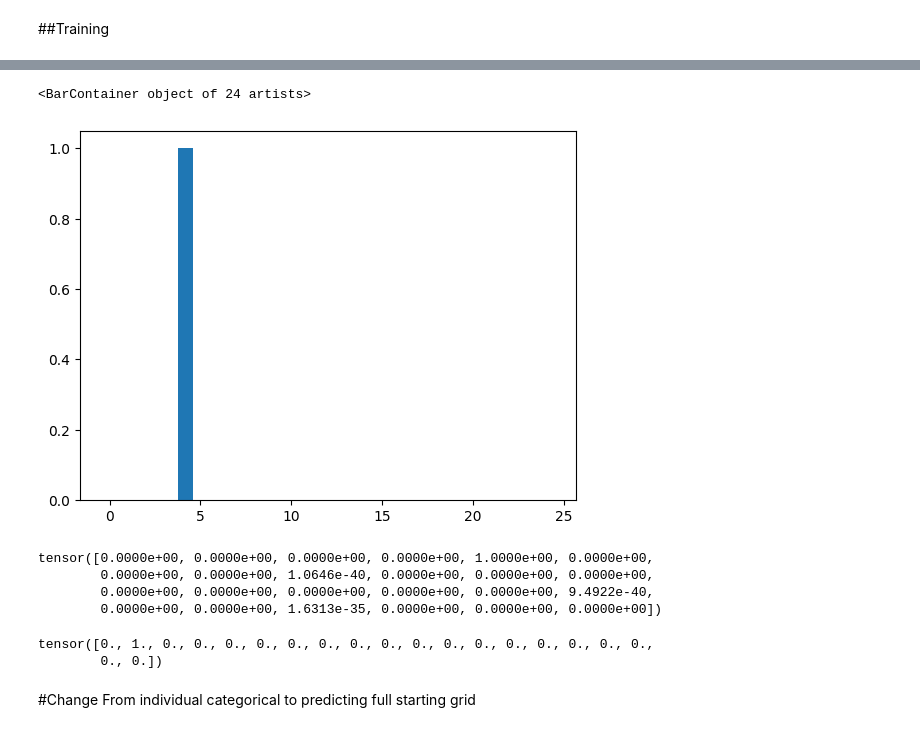
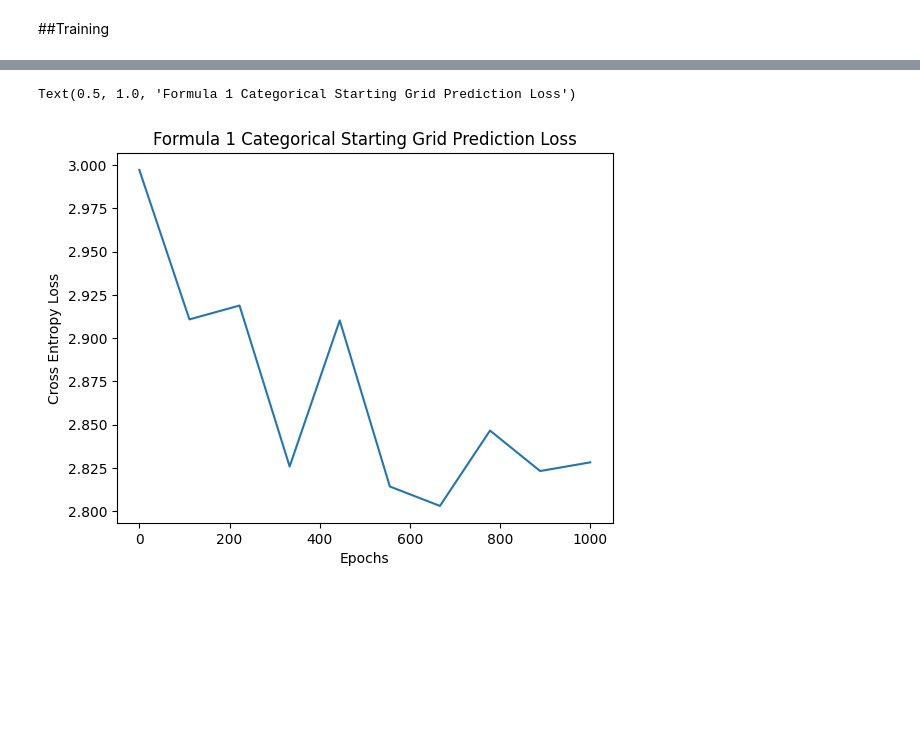
Before and after one commit to rbausback/Formula1_Forecasting_Erdos2024, a Jupyter notebook: Formula1DenseNN.ipynb, the cells around one changed output, grey strips where cells are left out. Cells and saved outputs as stored; diff of their text form; code cells hidden in the pictures; blank space fills up the shorter version.

```diff
--- a/Formula1DenseNN.ipynb
+++ b/Formula1DenseNN.ipynb
@@ -212,3 +212,16 @@ optimizer = torch.optim.Adam(model.parameters(), lr=0.001)
 loss_fn = nn.CrossEntropyLoss()
 # %% [markdown]
 ##Training
+# %%
+def accuracyNPositions(pred, target, n):
+  sum=0
+  pos = np.argmax(pred, axis=1)
+  tar = np.argmax(target, axis=1)
+  for i in range(len(pos)):
+    if abs(pos[i] - tar[i])<n:
+      sum=sum+1
+
+  return sum/len(pred)*100
+# %%
+pred_train = model.forward(train_X).detach().numpy()
+accuracyNPositions(pred_train, train_Y, 2)
@@ -215,6 +230,10 @@ loss_fn = nn.CrossEntropyLoss()
 # %%
 epochs = 1000
 loss_hist =[]
+test_acc=[]
+train_acc=[]
+test_acc2=[]
+train_acc2=[]
 
 for i in tqdm.tqdm(range(epochs)):
   model.train()
@@ -232,6 +251,15 @@ for i in tqdm.tqdm(range(epochs)):
   if i % 100 ==0:
     print("Loss: ", loss.item())
 
+    pred_train = model.forward(train_X).detach().numpy()
+    train_acc.append(100 - np.sum(abs(train_Y.detach().numpy()- pred_train))/(2*len(train_Y))*100)
+    print("train accuracy: ", train_acc[-1], "%")
+    train_acc2.append(accuracyNPositions(pred_train, train_Y, 2))
+    print("test accuracy w/in 2: ",train_acc2[-1] , "%")
+
     preds = model(test_X).detach().numpy()
-    print("accuracy: ", 100 - np.sum(abs(test_Y.detach().numpy()- preds))/(2*len(test_Y))*100, "%")
+    test_acc.append(100 - np.sum(abs(test_Y.detach().numpy()- preds))/(2*len(test_Y))*100)
+    print("test accuracy: ",test_acc[-1] , "%")
+    test_acc2.append(accuracyNPositions(preds, test_Y, 2))
+    print("test accuracy w/in 2: ",test_acc2[-1] , "%")
 # %% [output]
@@ -263,20 +317,8 @@ plt.plot(np.linspace(0, epochs,epochs), loss_hist[::86])
-# %%
-plt.bar(np.linspace(0, 24, 24), model(test_X)[0].detach())
-#plt.bar(np.linspace(0, 24, 24), test_Y[0])
-# %% [output]
-<BarContainer object of 24 artists>
-[figure, removed]
-# %%
-model(test_X)[0].detach()
-# %% [output]
-tensor([0.0000e+00, 0.0000e+00, 0.0000e+00, 0.0000e+00, 1.0000e+00, 0.0000e+00,
-        0.0000e+00, 0.0000e+00, 1.0646e-40, 0.0000e+00, 0.0000e+00, 0.0000e+00,
-        0.0000e+00, 0.0000e+00, 0.0000e+00, 0.0000e+00, 0.0000e+00, 9.4922e-40,
-        0.0000e+00, 0.0000e+00, 1.6313e-35, 0.0000e+00, 0.0000e+00, 0.0000e+00])
-# %%
-test_Y[0]
-# %% [output]
-tensor([0., 1., 0., 0., 0., 0., 0., 0., 0., 0., 0., 0., 0., 0., 0., 0., 0., 0.,
-        0., 0.])
-# %% [markdown]
-#Change From individual categorical to predicting full starting grid
+# %%
+plt.plot(np.linspace(0, epochs,10), loss_hist[::100])
+plt.ylabel("Cross Entropy Loss")
+plt.xlabel("Epochs")
+plt.title("Formula 1 Categorical Starting Grid Prediction Loss")
+# %% [output]
+Text(0.5, 1.0, 'Formula 1 Categorical Starting Grid Prediction Loss')
+[figure, added]
```
Also changed, not shown: parts of 13 cells of this notebook.
